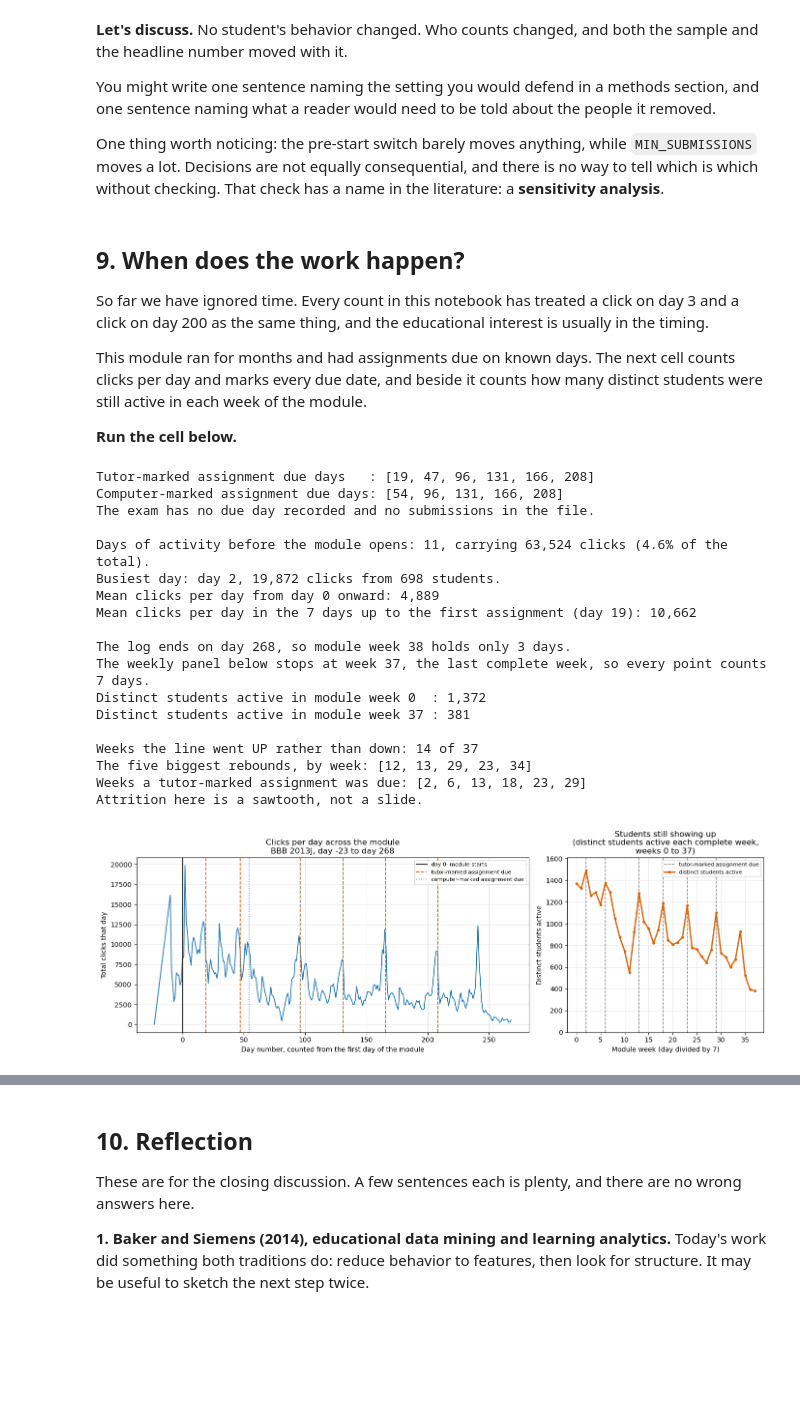
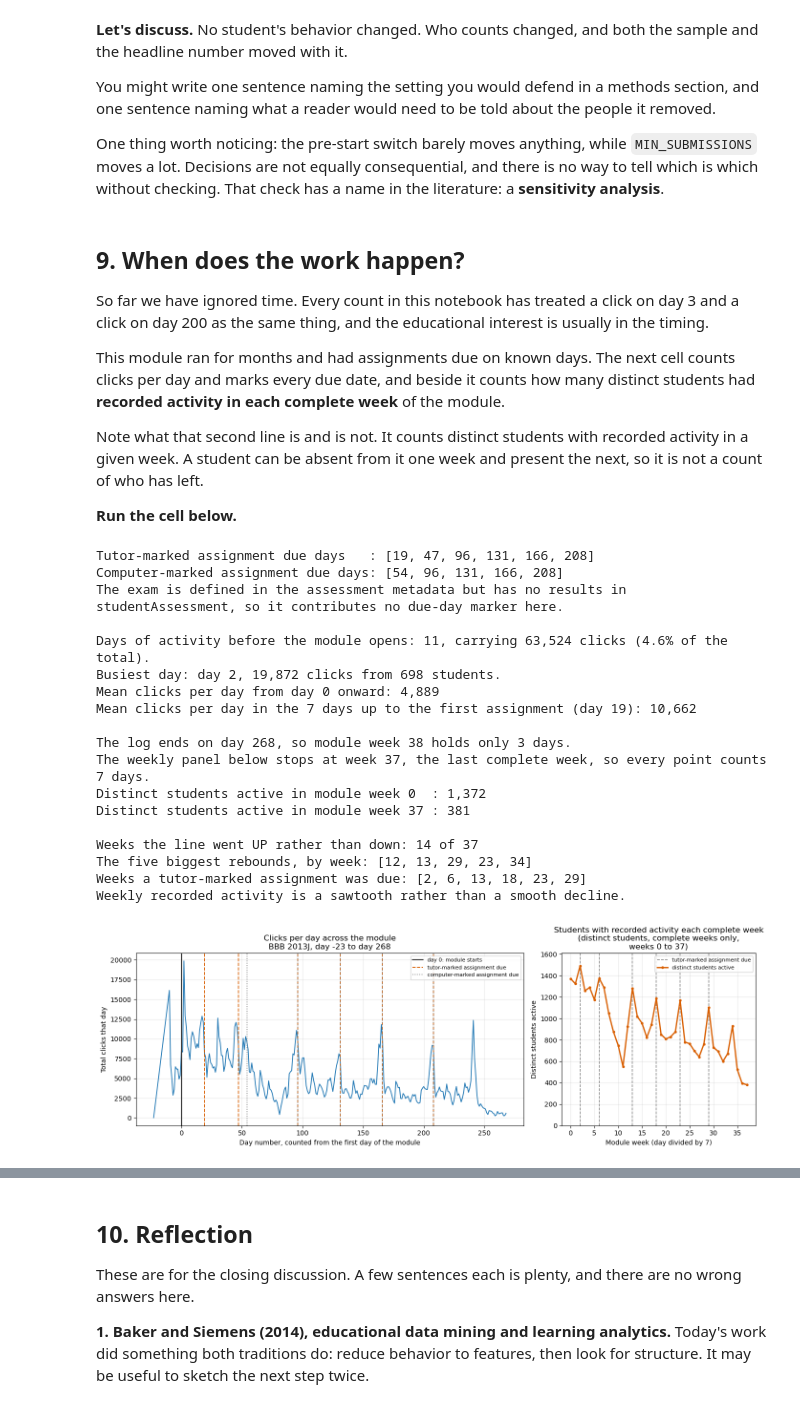
Before and after one commit to HakeoungLee/edis8100-teaching-learning-analytics, a Jupyter notebook: week02-exploring-learning-data/week02_exploring_learning_data.ipynb, the cells around one changed output, grey strips where cells are left out. Cells and saved outputs as stored; diff of their text form; code cells hidden in the pictures; blank space fills up the shorter version.

```diff
--- a/week02-exploring-learning-data/week02_exploring_learning_data.ipynb
+++ b/week02-exploring-learning-data/week02_exploring_learning_data.ipynb
@@ -1634,8 +1709,12 @@ So far we have ignored time. Every count in this notebook has treated a click on
 on day 200 as the same thing, and the educational interest is usually in the timing.
 
 This module ran for months and had assignments due on known days. The next cell counts clicks per
-day and marks every due date, and beside it counts how many distinct students were still active in
-each week of the module.
+day and marks every due date, and beside it counts how many distinct students had **recorded
+activity in each complete week** of the module.
+
+Note what that second line is and is not. It counts distinct students with recorded activity in a
+given week. A student can be absent from it one week and present the next, so it is not a count of
+who has left.
 
 **Run the cell below.**
 # %%
@@ -1649,7 +1728,8 @@ tma_days = sorted(due[due['assessment_type'] == 'TMA']['date'].tolist())
 cma_days = sorted(due[due['assessment_type'] == 'CMA']['date'].tolist())
 print('Tutor-marked assignment due days   :', [int(v) for v in tma_days])
 print('Computer-marked assignment due days:', [int(v) for v in cma_days])
-print('The exam has no due day recorded and no submissions in the file.')
+print('The exam is defined in the assessment metadata but has no results in')
+print('studentAssessment, so it contributes no due-day marker here.')
 print()
 
 pre_days = daily[daily['date'] < 0]
@@ -1690,7 +1770,7 @@ print(f'Weeks the line went UP rather than down: {int((change > 0).sum())} of '
       f'{int(change.notna().sum())}')
 print(f'The five biggest rebounds, by week: {[int(w) for w in rises.head(5).index]}')
 print(f'Weeks a tutor-marked assignment was due: {tma_weeks}')
-print('Attrition here is a sawtooth, not a slide.')
+print('Weekly recorded activity is a sawtooth rather than a smooth decline.')
 
 fig, (ax1, ax2) = plt.subplots(1, 2, figsize=(14, 4.9),
                                gridspec_kw={'width_ratios': [2.0, 1.0]})
@@ -1712,37 +1792,38 @@ ax1.legend(fontsize=8, loc='upper right')
 for i, w in enumerate(tma_weeks):
     ax2.axvline(w, color='#7f7f7f', linestyle='--', linewidth=1.1,
                 label='tutor-marked assignment due' if i == 0 else None)
 ax2.plot(weekly.index, weekly.values, color='#d95f02', linewidth=2, marker='o', markersize=3,
          label='distinct students active')
-ax2.set_title('Students still showing up\n(distinct students active each complete week,\n'
+ax2.set_title('Students with recorded activity each complete week\n(distinct students, complete weeks only,\n'
               f'weeks 0 to {full_weeks - 1})')
 ax2.set_xlabel('Module week (day divided by 7)')
 ax2.set_ylabel('Distinct students active')
 ax2.set_ylim(0, weekly.max() * 1.08)
 ax2.legend(fontsize=8, loc='upper right')
 
 plt.tight_layout()
 plt.show()
 # %% [output]
 Tutor-marked assignment due days   : [19, 47, 96, 131, 166, 208]
 Computer-marked assignment due days: [54, 96, 131, 166, 208]
-The exam has no due day recorded and no submissions in the file.
+The exam is defined in the assessment metadata but has no results in
+studentAssessment, so it contributes no due-day marker here.
 
 Days of activity before the module opens: 11, carrying 63,524 clicks (4.6% of the total).
 Busiest day: day 2, 19,872 clicks from 698 students.
 Mean clicks per day from day 0 onward: 4,889
 Mean clicks per day in the 7 days up to the first assignment (day 19): 10,662
 
 The log ends on day 268, so module week 38 holds only 3 days.
 The weekly panel below stops at week 37, the last complete week, so every point counts 7 days.
 Distinct students active in module week 0  : 1,372
 Distinct students active in module week 37 : 381
 
 Weeks the line went UP rather than down: 14 of 37
 The five biggest rebounds, by week: [12, 13, 29, 23, 34]
 Weeks a tutor-marked assignment was due: [2, 6, 13, 18, 23, 29]
-Attrition here is a sawtooth, not a slide.
+Weekly recorded activity is a sawtooth rather than a smooth decline.
-[figure, old version]
+[figure, new version]
 # %% [markdown]
 ### Let's discuss
 
```
Also changed, not shown: parts of 35 cells of this notebook.
